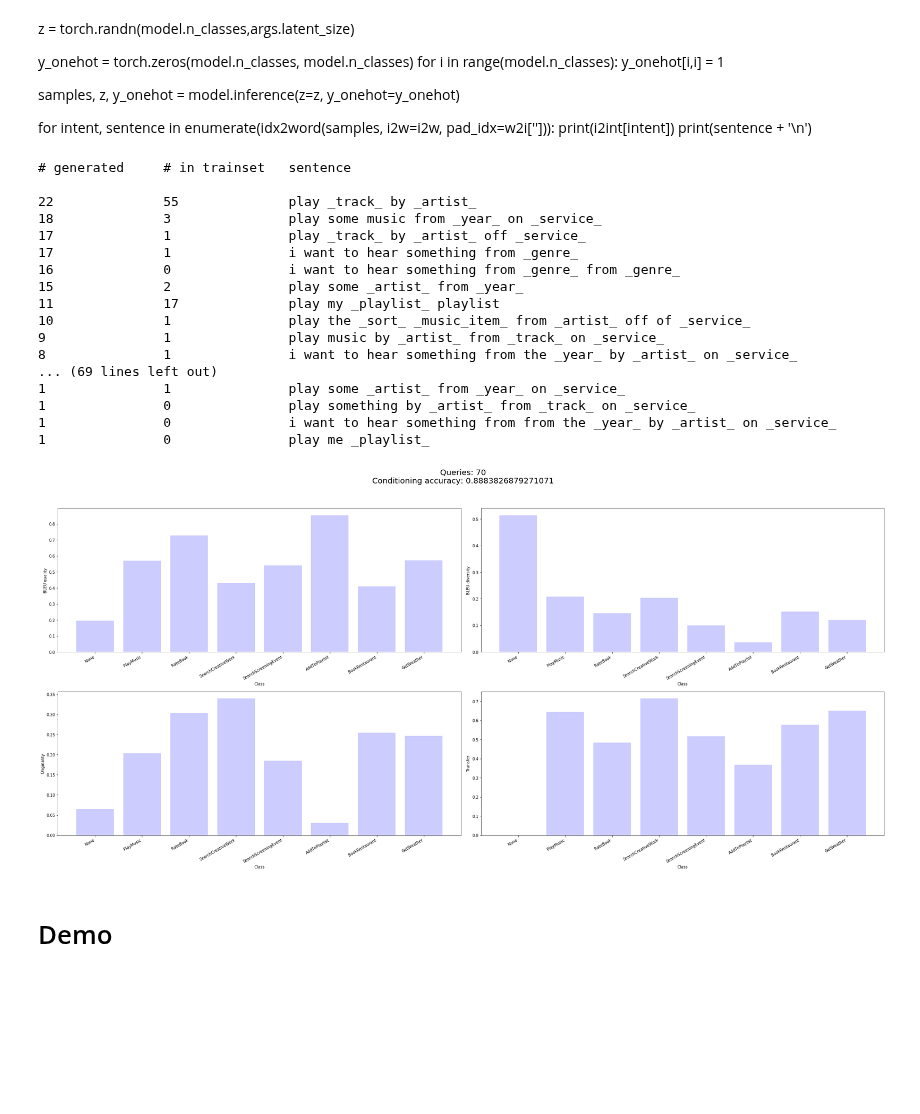
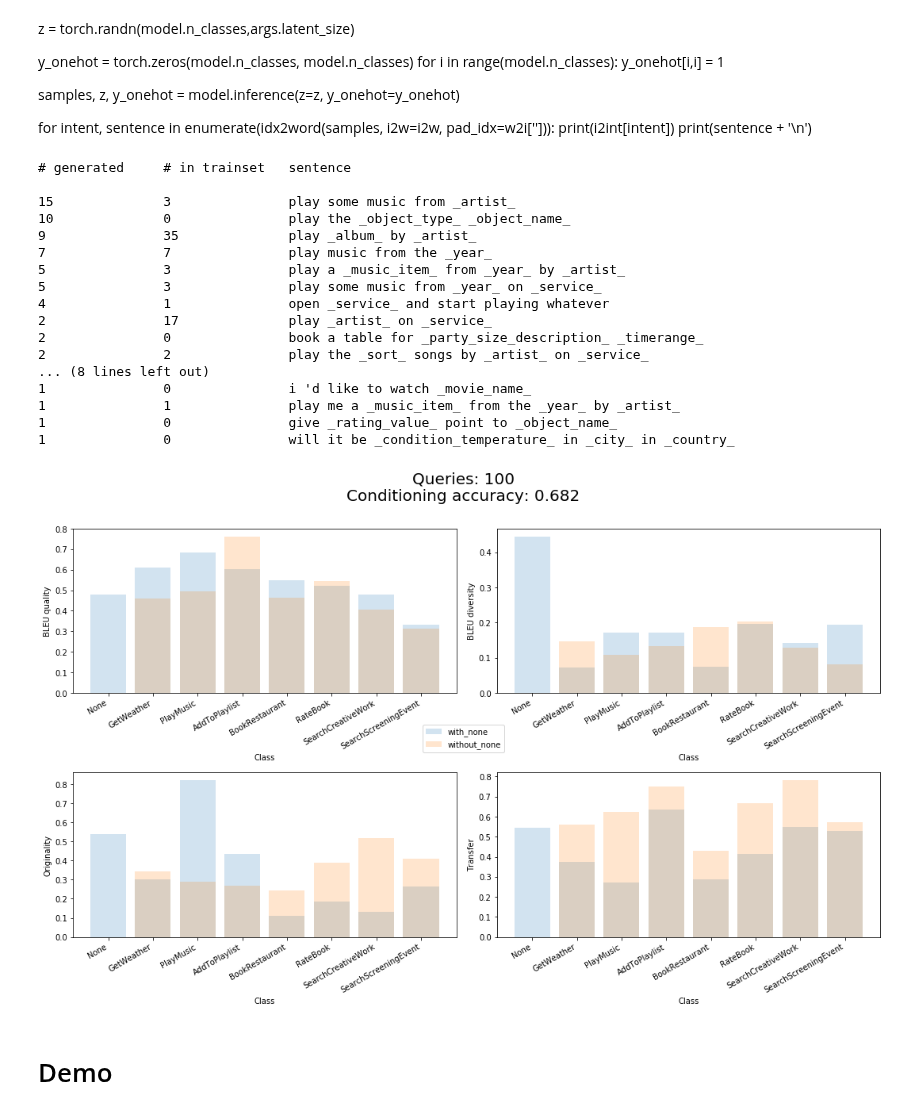
Before and after one commit to sonos/automatic-data-generation, a Jupyter notebook: automatic_data_generation/data-generation-new.ipynb, the cells around one changed output. Drawn from its saved outputs; the diff is of its cells as text; code cells hidden in the pictures; blank space fills up the shorter version.

Commit message:
Restrict none intents

```diff
--- a/automatic_data_generation/data-generation-new.ipynb
+++ b/automatic_data_generation/data-generation-new.ipynb
@@ -232,8 +232,8 @@ def get_trainset(dataset):
 
     import torchtext
     from nltk import word_tokenize
-    train_path = '../data/{}/train.csv'.format(dataset)
-    valid_path = '../data/{}/validate.csv'.format(dataset)
+    train_path = 'data/{}/train.csv'.format(dataset)
+    valid_path = 'data/{}/validate.csv'.format(dataset)
 
     TEXT = torchtext.data.Field(lower=True, tokenize=word_tokenize,
                                 sequential=True, batch_first=True,
@@ -274,7 +274,7 @@ def get_trainset(dataset):
 # %%
 import operator
 
-#run = torch.load('../run_assistant.pkl')
+run = torch.load('without_none.pkl')
 #run = runs[-2]
 #print(run['delexicalised_metrics']['intent_accuracy'])
 
@@ -316,51 +316,57 @@ for dic in [dic_tr]:
 # %% [output]
 # generated     # in trainset   sentence
 
-22              55              play _track_ by _artist_
-18              3               play some music from _year_ on _service_
-17              1               play _track_ by _artist_ off _service_
-17              1               i want to hear something from _genre_
-16              0               i want to hear something from _genre_ from _genre_
-15              2               play some _artist_ from _year_
-11              17              play my _playlist_ playlist
-10              1               play the _sort_ _music_item_ from _artist_ off of _service_
-9               1               play music by _artist_ from _track_ on _service_
-8               1               i want to hear something from the _year_ by _artist_ on _service_
-... (69 lines left out)
-1               1               play some _artist_ from _year_ on _service_
-1               0               play something by _artist_ from _track_ on _service_
-1               0               i want to hear something from from the _year_ by _artist_ on _service_
-1               0               play me _playlist_
+15              3               play some music from _artist_
+10              0               play the _object_type_ _object_name_
+9               35              play _album_ by _artist_
+7               7               play music from the _year_
+5               3               play a _music_item_ from _year_ by _artist_
+5               3               play some music from _year_ on _service_
+4               1               open _service_ and start playing whatever
+2               17              play _artist_ on _service_
+2               0               book a table for _party_size_description_ _timerange_
+2               2               play the _sort_ songs by _artist_ on _service_
+... (8 lines left out)
+1               0               i 'd like to watch _movie_name_
+1               1               play me a _music_item_ from the _year_ by _artist_
+1               0               give _rating_value_ point to _object_name_
+1               0               will it be _condition_temperature_ in _city_ in _country_
 # %%
-fig, axarr = plt.subplots(2,2, figsize=(30,15))
+run1 = torch.load('with_none.pkl')
+run2 = torch.load('without_none.pkl')
+
+fig, axarr = plt.subplots(2,2, figsize=(15,10))
 axarr = axarr.flatten()
 
-bleu_qualities     = [run['delexicalised_metrics']['bleu_scores']['quality'][intent]   for intent in run['i2int']]
-bleu_diversities   = [run['delexicalised_metrics']['bleu_scores']['diversity'][intent] for intent in run['i2int']]
-originalities      = [run['delexicalised_metrics']['originality'][intent]              for intent in run['i2int']]
-transfer           = [run['delexicalised_metrics']['transfer'][intent]                 for intent in run['i2int']]
-metrics = [bleu_qualities, bleu_diversities, originalities, transfer]
+for run in [run1,run2]:
 
-for i, metric in enumerate(metrics):
+    bleu_qualities     = [run['delexicalised_metrics']['bleu_scores']['quality'][intent]   for intent in run['i2int']]
+    bleu_diversities   = [run['delexicalised_metrics']['bleu_scores']['diversity'][intent] for intent in run['i2int']]
+    originalities      = [run['delexicalised_metrics']['originality'][intent]              for intent in run['i2int']]
+    transfer           = [run['delexicalised_metrics']['transfer'][intent]                 for intent in run['i2int']]
+    metrics = [bleu_qualities, bleu_diversities, originalities, transfer]
 
-    axarr[i].bar([intent.split(':')[-1] for intent in run['i2int']], metric, alpha=0.2, color='blue')
-    for label in axarr[i].get_xmajorticklabels():
-        label.set_rotation(30)
-        label.set_horizontalalignment("right")
-    low, high, delta = min(metric), max(metric), max(metric) - min(metric)
-    #axarr[i].set_ylim(low - 0.2 * delta, high + 0.2 * delta)
-    axarr[i].set_xlabel('Class')
+    for i, metric in enumerate(metrics):
+
+        axarr[i].bar([intent.split(':')[-1] for intent in run['i2int']], metric, alpha=0.2, label=run['args']['pickle'] if i==0 else '')
+        for label in axarr[i].get_xmajorticklabels():
+            label.set_rotation(30)
+            label.set_horizontalalignment("right")
+        low, high, delta = min(metric), max(metric), max(metric) - min(metric)
+        #axarr[i].set_ylim(low - 0.2 * delta, high + 0.2 * delta)
+        axarr[i].set_xlabel('Class')
 
 axarr[0].set_ylabel('BLEU quality'  )
 axarr[1].set_ylabel('BLEU diversity')
 axarr[2].set_ylabel('Originality'   )
 axarr[3].set_ylabel('Transfer'   )
 
 fig.suptitle('Queries: {}\nConditioning accuracy: {}'.format(run['args']['dataset_size'], run['delexicalised_metrics']['intent_accuracy']), fontsize=20)
+fig.legend(loc='center')
 
 fig.tight_layout(rect=[0, 0.03, 1, 0.9])
 # %% [output]
-[figure, old version]
+[figure, new version]
 # %% [markdown]
 # Demo
 # %%
```
Also changed, not shown: parts of 9 cells of this notebook, 9 other files.
